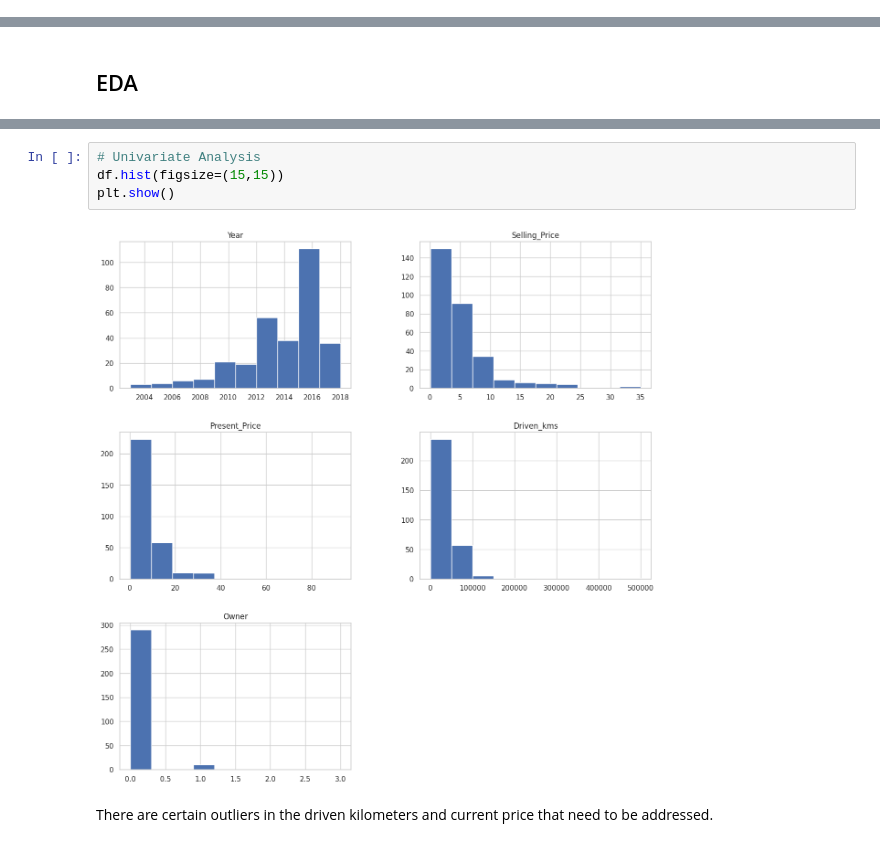
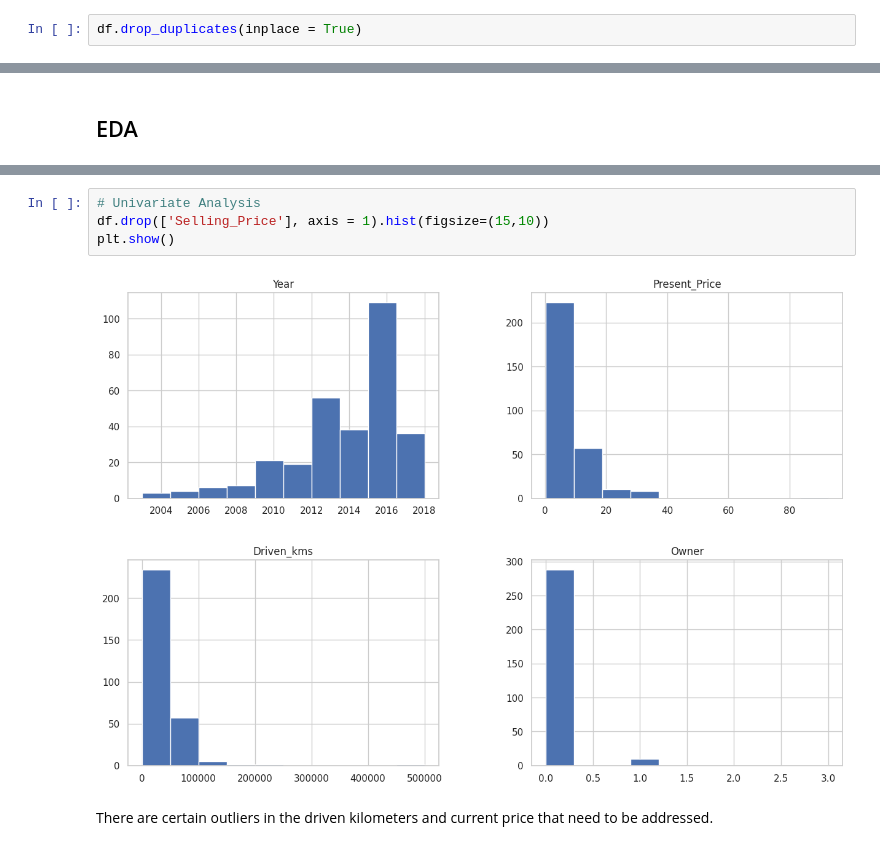
Before and after one commit to gautampatil01/car-price-prediction, a Jupyter notebook: Car_Price_Prediction.ipynb, the cells around one changed output, grey strips where cells are left out. Saved outputs shown, nothing was run; the diff lists cells and outputs as text.

```diff
--- a/Car_Price_Prediction.ipynb
+++ b/Car_Price_Prediction.ipynb
@@ -87,3 +83,5 @@ df[df.duplicated()]
+# %%
+df.drop_duplicates(inplace = True)
 # %%
 df.describe()
 # %% [output]
@@ -110,9 +118,9 @@ df.shape
 # %%
 # Univariate Analysis
-df.hist(figsize=(15,15))
+df.drop(['Selling_Price'], axis = 1).hist(figsize=(15,10))
 plt.show()
 # %% [output]
-[figure, old version]
+[figure, new version]
 # %% [markdown]
 There are certain outliers in the driven kilometers and current price that need to be addressed.
 # %%
```
Also changed, not shown: parts of 14 cells of this notebook.
